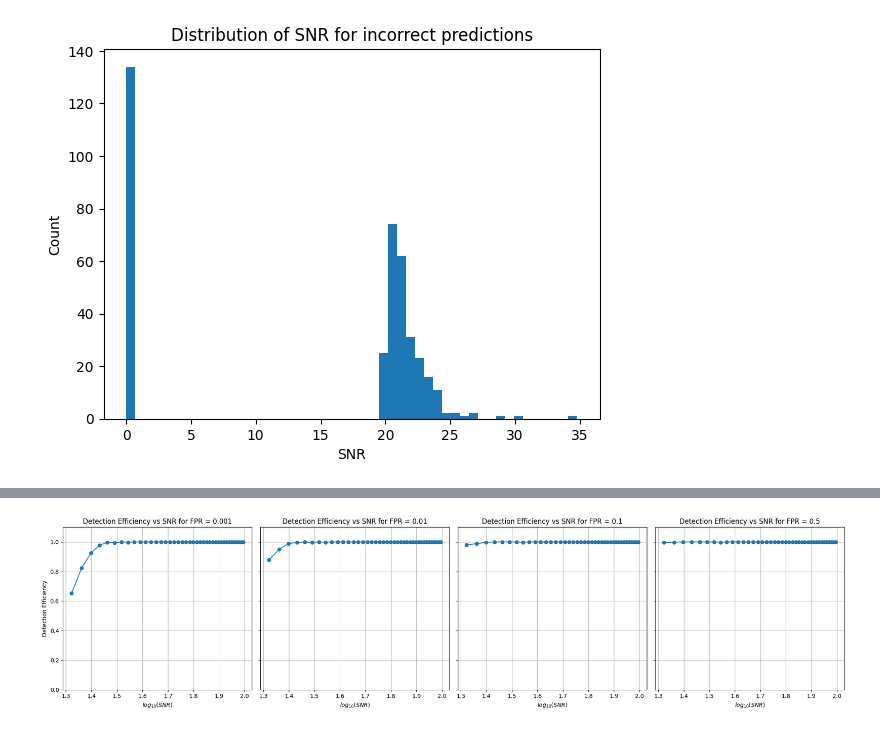
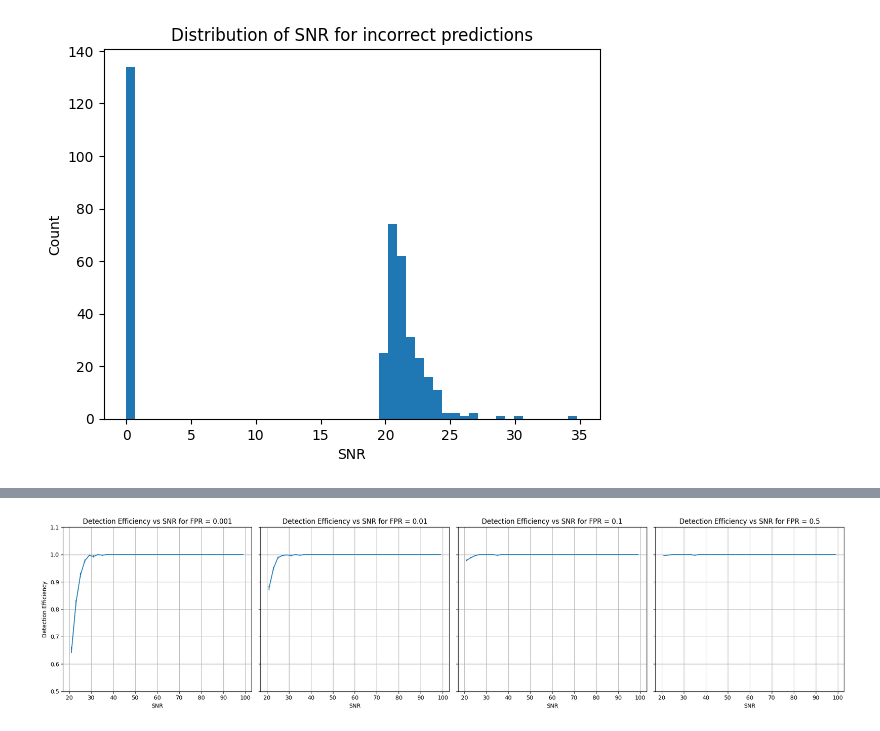
Before and after one commit to KasraMazaheri/GWDatasetGeneration, a Jupyter notebook: eval/classification.ipynb, the cells around one changed output, grey strips where cells are left out. Drawn from its saved outputs; the diff is of its cells as text; code cells hidden in the pictures.

```diff
--- a/eval/classification.ipynb
+++ b/eval/classification.ipynb
@@ -20,7 +20,6 @@ else:
     # load data["targets_0"] (N, ) and data["outputs_0"] (N, 2) into df
     df = pd.DataFrame({
         "y_true": data["targets_0"],
-        "output_0": data["outputs_0"][:, 0],
         "y_score": data["outputs_0"][:, 1],
         "snr": data["snr"][:, 0],
         "correct": data["targets_0"] == np.argmax(data["outputs_0"], axis=1)
@@ -135,20 +116,20 @@ plt.grid()
 # %%
 fprs = [0.001, 0.01, 0.1, 0.5]
 
 fig, axes = plt.subplots(ncols=len(fprs), figsize=(5*len(fprs), 5), sharey=True)
 
 for i, (fpr, ax) in enumerate(zip(fprs, axes)):
     bin_centers, efficiency, errors = analysis.compute_efficiency(fpr)
-    ax.errorbar(np.log10(bin_centers), efficiency, yerr=errors, fmt='-o', label='Efficiency')
-    ax.set_xlabel(r'$log_{10}(SNR)$')
+    ax.errorbar(bin_centers, efficiency, yerr=errors, fmt='-', label='Efficiency')
+    ax.set_xlabel('SNR')
     ax.grid()
     ax.set_title(f'Detection Efficiency vs SNR for FPR = {fpr}')
 
 # shared y-axis
-axes[0].set_ylim(0, 1.1)
+axes[0].set_ylim(0.5, 1.1)
 axes[0].set_ylabel('Detection Efficiency')
 
 plt.tight_layout()
 plt.show()
 # %% [output]
-[figure, old version]
+[figure, new version]
```
Also changed, not shown: parts of 3 cells of this notebook, 7 other files.
